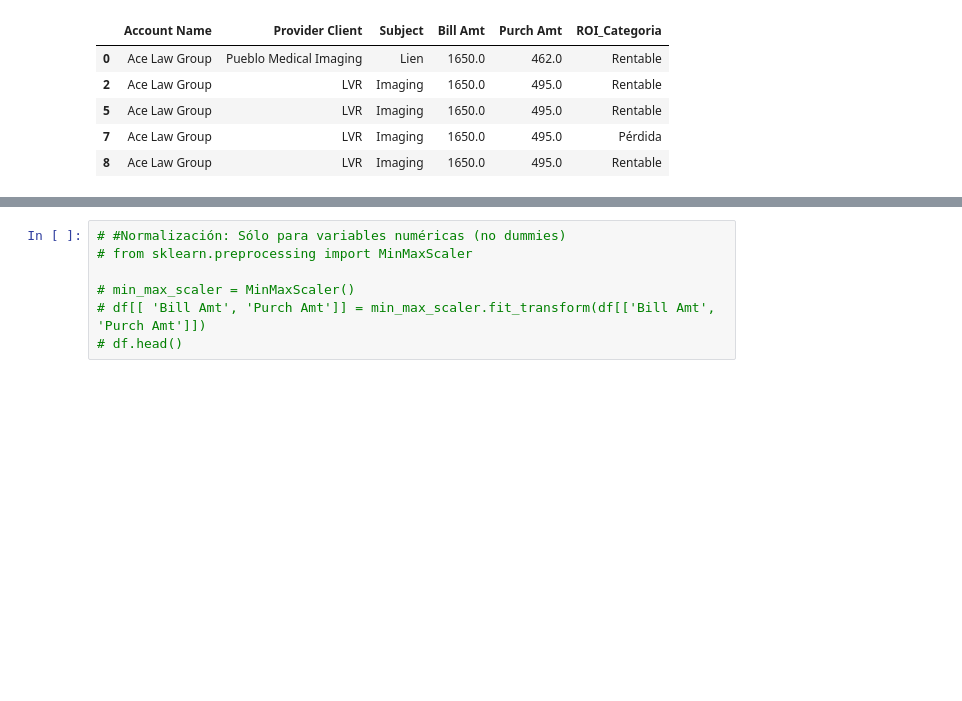
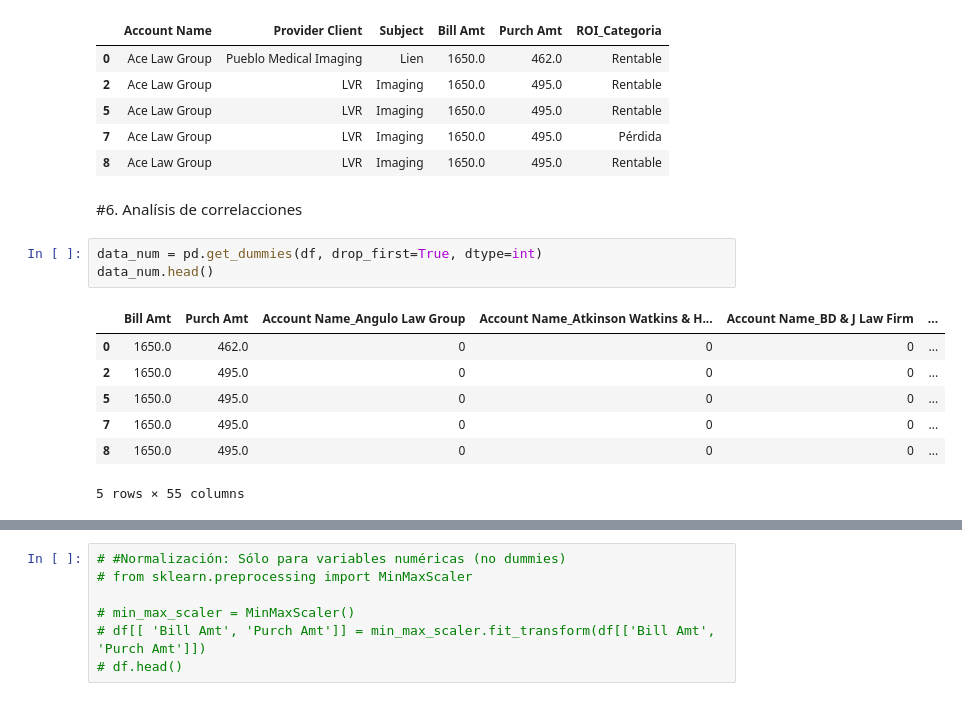
Before and after one commit to cutiepie25/MDD_ProyectoFinal, a Jupyter notebook: final_limpieza_datos.ipynb, the cells around one changed output, grey strips where cells are left out. Saved outputs shown, nothing was run; the diff lists cells and outputs as text; blank space fills up the shorter version.

```diff
--- a/final_limpieza_datos.ipynb
+++ b/final_limpieza_datos.ipynb
@@ -748,3 +770,16 @@ df.head()
 | 5 | Ace Law Group | LVR | Imaging | 1650.0 | 495.0 | Rentable |
 | 7 | Ace Law Group | LVR | Imaging | 1650.0 | 495.0 | Pérdida |
 | 8 | Ace Law Group | LVR | Imaging | 1650.0 | 495.0 | Rentable |
+# %% [markdown]
+#6. Analísis de correlacciones
+# %%
+data_num = pd.get_dummies(df, drop_first=True, dtype=int)
+data_num.head()
+# %% [output]
+|  | Bill Amt | Purch Amt | Account Name_Angulo Law Group | Account Name_Atkinson Watkins & H... | Account Name_BD & J Law Firm | ... |
+| 0 | 1650.0 | 462.0 | 0 | 0 | 0 | ... |
+| 2 | 1650.0 | 495.0 | 0 | 0 | 0 | ... |
+| 5 | 1650.0 | 495.0 | 0 | 0 | 0 | ... |
+| 7 | 1650.0 | 495.0 | 0 | 0 | 0 | ... |
+| 8 | 1650.0 | 495.0 | 0 | 0 | 0 | ... |
+5 rows × 55 columns
```
Also changed, not shown: parts of 14 cells of this notebook.
